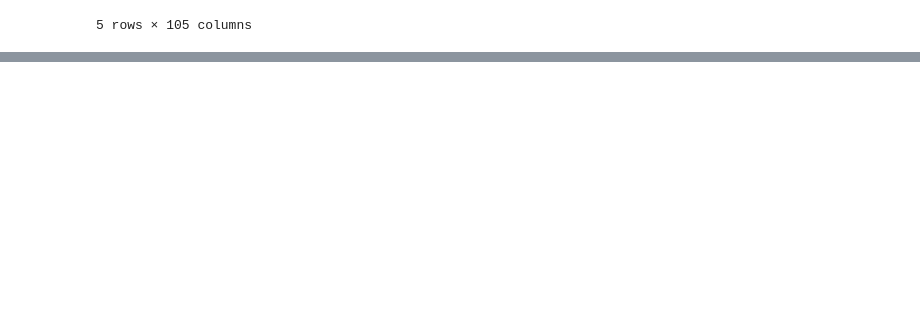
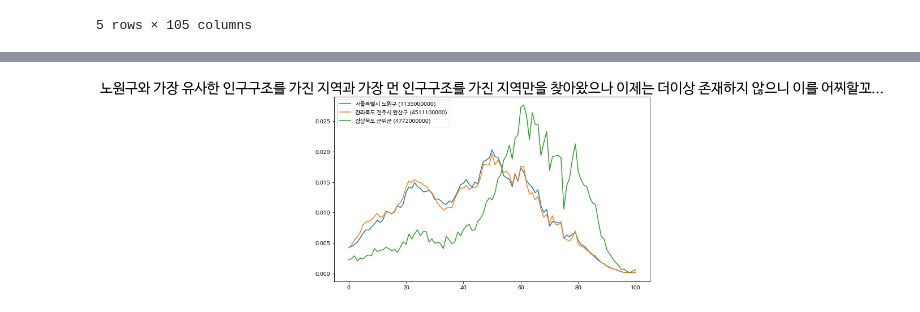
Before and after one commit to urous3814/Sorabol-SharingCamp, a Jupyter notebook: 09/13/Colab_3day.ipynb, the cells around one changed output, grey strips where cells are left out. Cells and saved outputs as stored; diff of their text form; code cells hidden in the pictures; blank space fills up the shorter version.

```diff
--- a/09/13/Colab_3day.ipynb
+++ b/09/13/Colab_3day.ipynb
@@ -196,3 +196,6 @@ df2.head()
 | 3 | 서울특별시 용산구 (1117000000) | 224977 | 224977 | 0.004961 | 0.004863 | 0.005285 | ... |
 | 4 | 서울특별시 성동구 (1120000000) | 288214 | 288214 | 0.006172 | 0.006325 | 0.006558 | ... |
 5 rows × 105 columns
+# %%
+df3 = df2.sort_values('MSE')
+df3.head()
@@ -198,0 +210,10 @@ df2.head()
+# %%
+plt.figure(figsize = (10, 6))
+plt.title('노원구와 가장 유사한 인구구조를 가진 지역과 가장 먼 인구구조를 가진 지역만을 찾아왔으나 이제는 더이상 존재하지 않으니 이를 어찌할꼬...', fontsize = 25)
+plt.plot(df3.iloc[0,3:104].to_numpy(), label = df3.iloc[0,0])
+plt.plot(df3.iloc[1,3:104].to_numpy(), label = df3.iloc[1,0])
+plt.plot(df3.iloc[-1,3:104].to_numpy(), label = df3.iloc[-1,0])
+plt.legend()
+plt.show()
+# %% [output]
+[figure, added]
```
Also changed, not shown: parts of 1 cell of this notebook.
